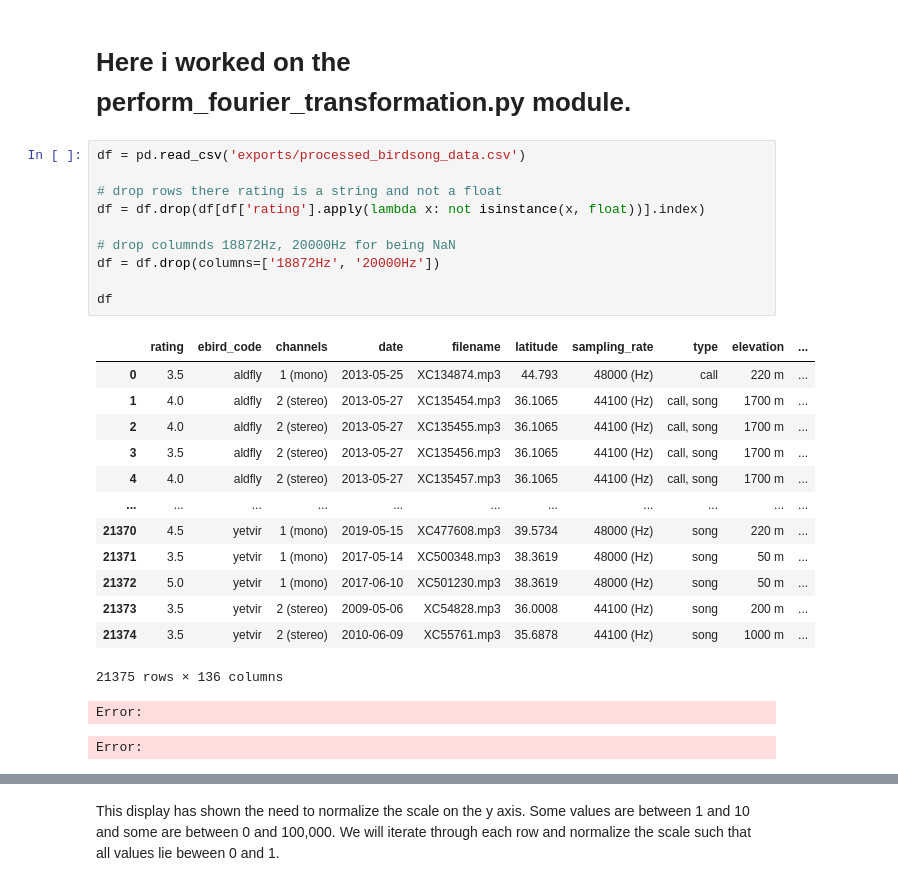
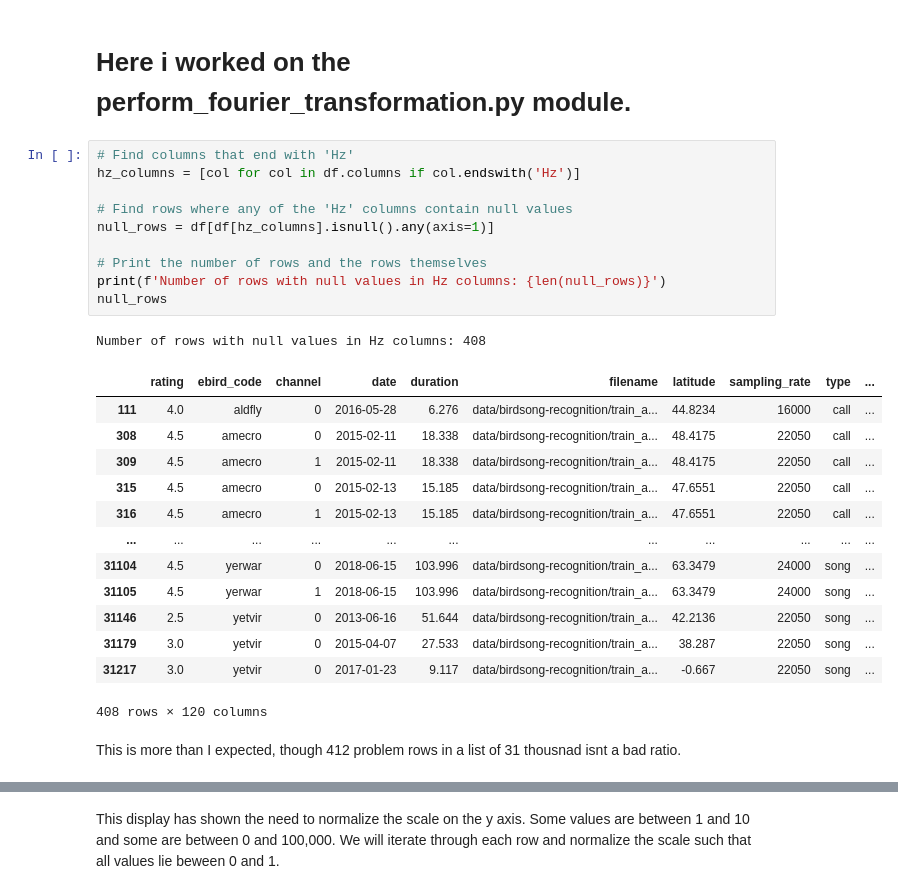
Before and after one commit to LookItVal/FinalProject, a Jupyter notebook: final_project_notebook.ipynb, the cells around one changed output, grey strips where cells are left out. Drawn from its saved outputs; the diff is of its cells as text.

Commit message:
Its beautiful isnt it.

```diff
--- a/final_project_notebook.ipynb
+++ b/final_project_notebook.ipynb
@@ -1087,28 +1356,29 @@ Available VRAM: 4.05 GB
 # %% [markdown]
 # Here i worked on the perform_fourier_transformation.py module.
-# %%
-df = pd.read_csv('exports/processed_birdsong_data.csv')
-
-# drop rows there rating is a string and not a float
-df = df.drop(df[df['rating'].apply(lambda x: not isinstance(x, float))].index)
-
-# drop columnds 18872Hz, 20000Hz for being NaN
-df = df.drop(columns=['18872Hz', '20000Hz'])
-
-df
-# %% [output]
-|  | rating | ebird_code | channels | date | filename | latitude | sampling_rate | type | elevation | ... |
-| 0 | 3.5 | aldfly | 1 (mono) | 2013-05-25 | XC134874.mp3 | 44.793 | 48000 (Hz) | call | 220 m | ... |
-| 1 | 4.0 | aldfly | 2 (stereo) | 2013-05-27 | XC135454.mp3 | 36.1065 | 44100 (Hz) | call, song | 1700 m | ... |
-| 2 | 4.0 | aldfly | 2 (stereo) | 2013-05-27 | XC135455.mp3 | 36.1065 | 44100 (Hz) | call, song | 1700 m | ... |
-| 3 | 3.5 | aldfly | 2 (stereo) | 2013-05-27 | XC135456.mp3 | 36.1065 | 44100 (Hz) | call, song | 1700 m | ... |
-| 4 | 4.0 | aldfly | 2 (stereo) | 2013-05-27 | XC135457.mp3 | 36.1065 | 44100 (Hz) | call, song | 1700 m | ... |
-| ... | ... | ... | ... | ... | ... | ... | ... | ... | ... | ... |
-| 21370 | 4.5 | yetvir | 1 (mono) | 2019-05-15 | XC477608.mp3 | 39.5734 | 48000 (Hz) | song | 220 m | ... |
-| 21371 | 3.5 | yetvir | 1 (mono) | 2017-05-14 | XC500348.mp3 | 38.3619 | 48000 (Hz) | song | 50 m | ... |
-| 21372 | 5.0 | yetvir | 1 (mono) | 2017-06-10 | XC501230.mp3 | 38.3619 | 48000 (Hz) | song | 50 m | ... |
-| 21373 | 3.5 | yetvir | 2 (stereo) | 2009-05-06 | XC54828.mp3 | 36.0008 | 44100 (Hz) | song | 200 m | ... |
-| 21374 | 3.5 | yetvir | 2 (stereo) | 2010-06-09 | XC55761.mp3 | 35.6878 | 44100 (Hz) | song | 1000 m | ... |
-21375 rows × 136 columns
-Error:
-Error:
+# %%
+# Find columns that end with 'Hz'
+hz_columns = [col for col in df.columns if col.endswith('Hz')]
+
+# Find rows where any of the 'Hz' columns contain null values
+null_rows = df[df[hz_columns].isnull().any(axis=1)]
+
+# Print the number of rows and the rows themselves
+print(f'Number of rows with null values in Hz columns: {len(null_rows)}')
+null_rows
+# %% [output]
+Number of rows with null values in Hz columns: 408
+|  | rating | ebird_code | channel | date | duration | filename | latitude | sampling_rate | type | ... |
+| 111 | 4.0 | aldfly | 0 | 2016-05-28 | 6.276 | data/birdsong-recognition/train_a... | 44.8234 | 16000 | call | ... |
+| 308 | 4.5 | amecro | 0 | 2015-02-11 | 18.338 | data/birdsong-recognition/train_a... | 48.4175 | 22050 | call | ... |
+| 309 | 4.5 | amecro | 1 | 2015-02-11 | 18.338 | data/birdsong-recognition/train_a... | 48.4175 | 22050 | call | ... |
+| 315 | 4.5 | amecro | 0 | 2015-02-13 | 15.185 | data/birdsong-recognition/train_a... | 47.6551 | 22050 | call | ... |
+| 316 | 4.5 | amecro | 1 | 2015-02-13 | 15.185 | data/birdsong-recognition/train_a... | 47.6551 | 22050 | call | ... |
+| ... | ... | ... | ... | ... | ... | ... | ... | ... | ... | ... |
+| 31104 | 4.5 | yerwar | 0 | 2018-06-15 | 103.996 | data/birdsong-recognition/train_a... | 63.3479 | 24000 | song | ... |
+| 31105 | 4.5 | yerwar | 1 | 2018-06-15 | 103.996 | data/birdsong-recognition/train_a... | 63.3479 | 24000 | song | ... |
+| 31146 | 2.5 | yetvir | 0 | 2013-06-16 | 51.644 | data/birdsong-recognition/train_a... | 42.2136 | 22050 | song | ... |
+| 31179 | 3.0 | yetvir | 0 | 2015-04-07 | 27.533 | data/birdsong-recognition/train_a... | 38.287 | 22050 | song | ... |
+| 31217 | 3.0 | yetvir | 0 | 2017-01-23 | 9.117 | data/birdsong-recognition/train_a... | -0.667 | 22050 | song | ... |
+408 rows × 120 columns
+# %% [markdown]
+This is more than I expected, though 412 problem rows in a list of 31 thousnad isnt a bad ratio.
```
Also changed, not shown: parts of 31 cells of this notebook, 6 other files.
